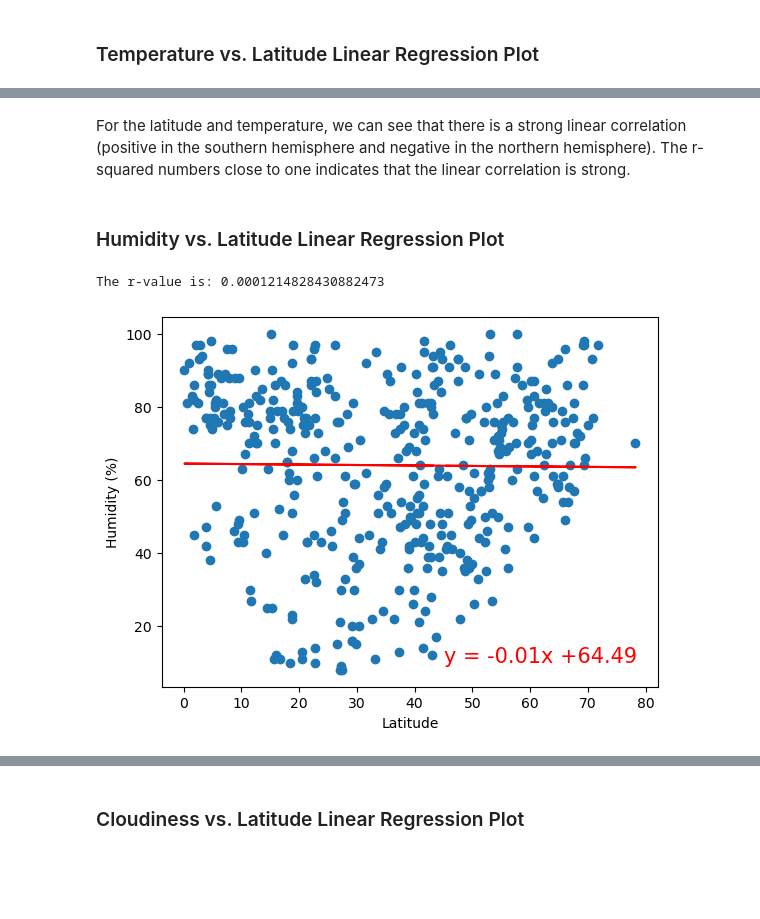
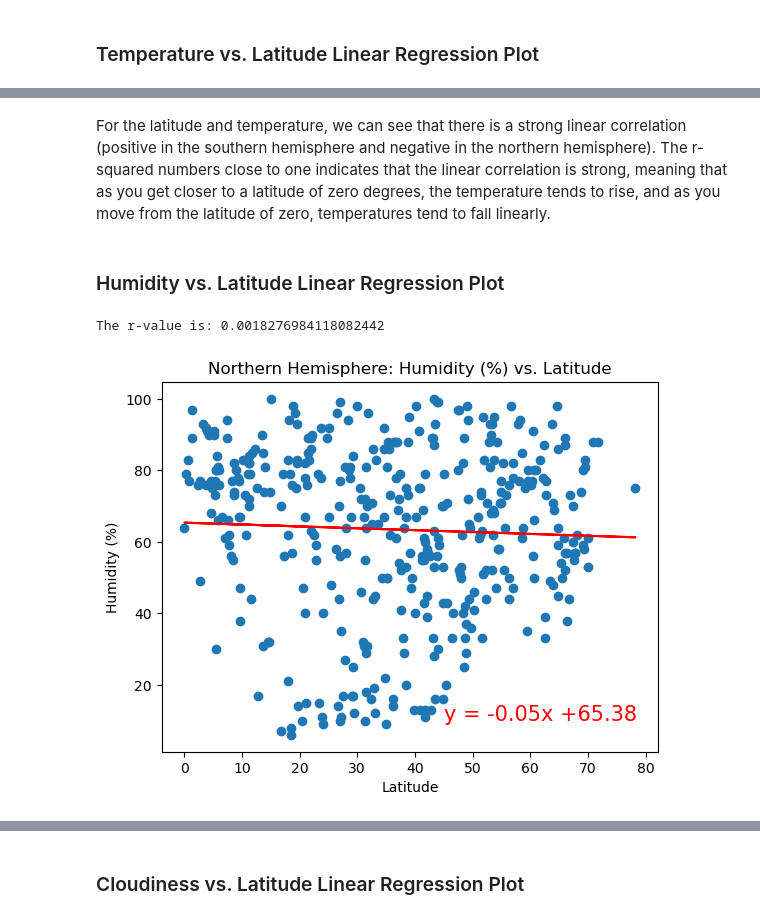
Before and after one commit to aliciahlavac/Python_API_Challenge, a Jupyter notebook: WeatherPy/WeatherPy.ipynb, the cells around one changed output, grey strips where cells are left out. Cells and saved outputs as stored; diff of their text form; code cells hidden in the pictures; blank space fills up the shorter version.

```diff
--- a/WeatherPy/WeatherPy.ipynb
+++ b/WeatherPy/WeatherPy.ipynb
@@ -174,6 +179,6 @@ city_data_df.to_csv("output_data/cities.csv", index_label="City_ID")
 # %%
 # Read saved data
-city_data_df = pd.read_csv("output_data/cities.csv", index_col="City_ID")
+city_data_df = pd.read_csv("../output_data/cities.csv", index_col="City_ID")
 
 # Display sample data
 city_data_df.head()
@@ -289,7 +294,7 @@ plt.show()
 ## Requirement 2: Compute Linear Regression for Each Relationship
 # %%
 # Define a function to create Linear Regression plots
-def linearregression(x_values, y_values, x_label, y_label, x_pos, y_pos):
+def linearregression(x_values, y_values, x_label, y_label, x_pos, y_pos, title):
     # Run the linear regression
     (slope, intercept, rvalue, pvalue, stderr) = linregress(x_values, y_values)
     # Get the regression values
@@ -303,6 +308,7 @@ def linearregression(x_values, y_values, x_label, y_label, x_pos, y_pos):
     plt.xlabel(x_label)
     # Add y-label
     plt.ylabel(y_label)
+    plt.title(title)
     # Add line of best fit equation to the graph
     plt.annotate(line_eq,(x_pos,y_pos),fontsize=15,color="red")
     # Find r-squared value
@@ -352,12 +360,13 @@ The r-value is: 0.7155399547702112
 # %% [markdown]
-For the latitude and temperature, we can see that there is a strong linear correlation (positive in the southern hemisphere and negative in the northern hemisphere). The r-squared numbers close to one indicates that the linear correlation is strong.
+For the latitude and temperature, we can see that there is a strong linear correlation (positive in the southern hemisphere and negative in the northern hemisphere). The r-squared numbers close to one indicates that the linear correlation is strong, meaning that as you get closer to a latitude of zero degrees, the temperature tends to rise, and as you move from the latitude of zero, temperatures tend to fall linearly.
 # %% [markdown]
 ### Humidity vs. Latitude Linear Regression Plot
 # %%
 # Northern Hemisphere
-linearregression(northern_hemi_df["Lat"], northern_hemi_df["Humidity"], "Latitude", "Humidity (%)",  45, 10)
+linearregression(northern_hemi_df["Lat"], northern_hemi_df["Humidity"], "Latitude", "Humidity (%)",  45, 10,
+                 "Northern Hemisphere: Humidity (%) vs. Latitude")
 # %% [output]
-The r-value is: 0.0001214828430882473
+The r-value is: 0.0018276984118082442
-[figure, old version]
+[figure, new version]
 # %%
 # Southern Hemisphere
```
Also changed, not shown: parts of 22 cells of this notebook, 11 other files.
